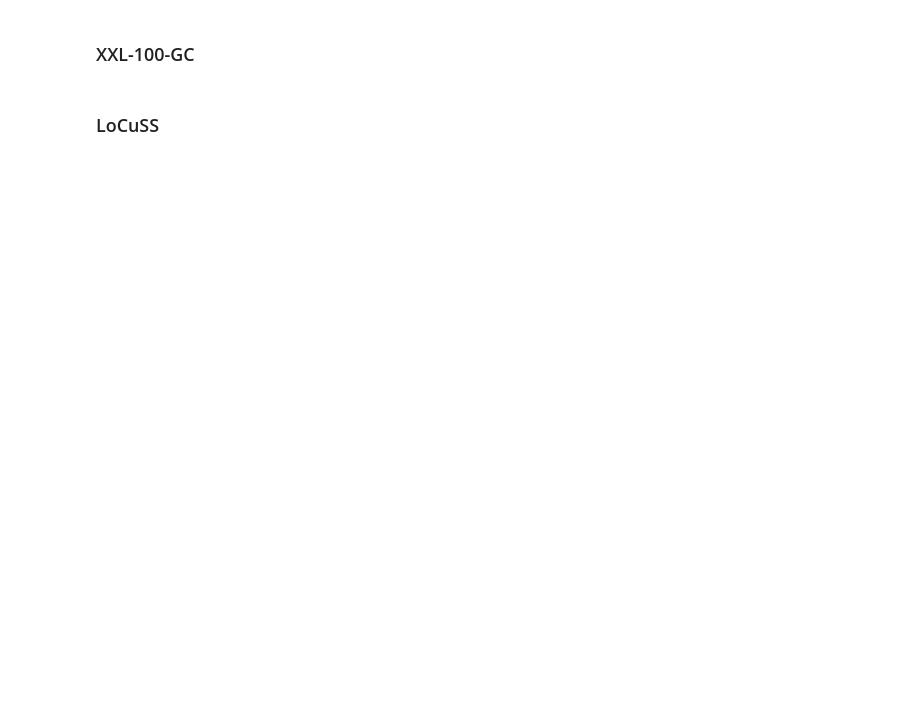
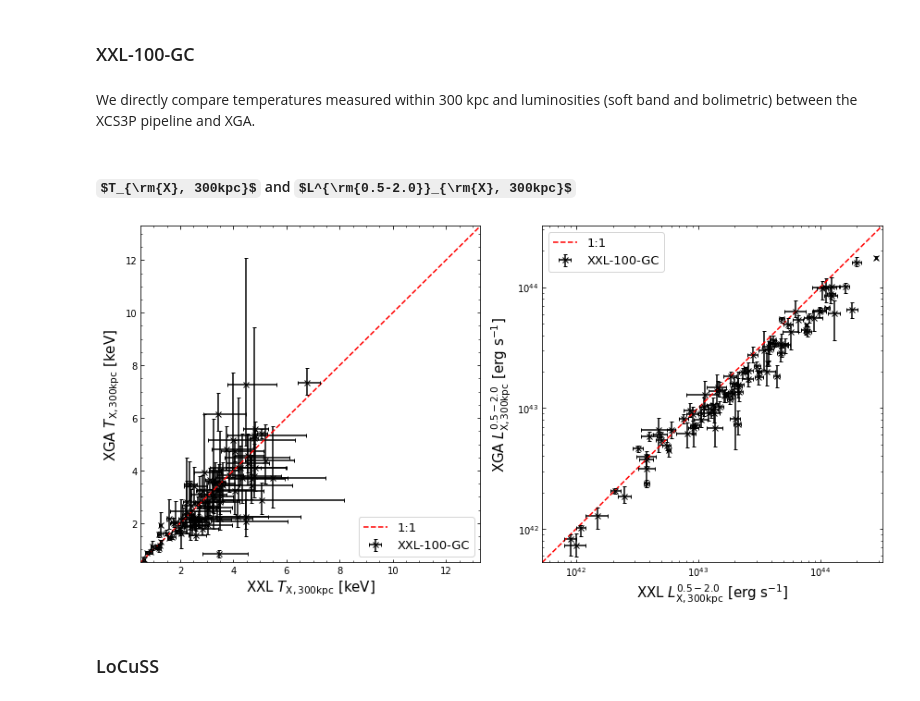
Before and after one commit to DavidT3/XCS-Mass-Paper-I-Analysis, a Jupyter notebook: temp_lum_comparisons.ipynb, the cells around one changed output. Saved outputs shown, nothing was run; the diff lists cells and outputs as text; code cells hidden in the pictures; some formulas as TeX source; blank space fills up the shorter version.

```diff
--- a/temp_lum_comparisons.ipynb
+++ b/temp_lum_comparisons.ipynb
@@ -188,6 +230,26 @@ xcs3p_lxbol = Quantity(xcs3p[['Lx', 'Lx-', 'Lx+']].values, '1e+44 erg/s')
 # %%
 xxl_tx_all = xxl_srcs.Tx(Quantity(300, 'kpc'), quality_checks=False)
 xxl_tx = xxl_srcs.Tx(Quantity(300, 'kpc'), quality_checks=True)
+
+xxl_lx_all = xxl_srcs.Lx(Quantity(300, 'kpc'), quality_checks=False, lo_en=Quantity(0.5, 'keV'),
+                             hi_en=Quantity(2.0, 'keV'))
+xxl_lx = xxl_srcs.Lx(Quantity(300, 'kpc'), quality_checks=True, lo_en=Quantity(0.5, 'keV'),
+                         hi_en=Quantity(2.0, 'keV'))
+# %%
+xxlgc100_tx = []
+xxlgc100_lx52 = []
+for n in xxl_srcs.names:
+    # TODO REMOVE THE IF STATEMENT IT WON'T BE NECESSARY NEXT RUN
+    if n != "XLSSC-504":
+        rel_row = xxlgc100[xxlgc100['name'] == n].iloc[0]
+        xxlgc100_tx.append(Quantity(rel_row[['T300kpc', 'T300kpc-', 'T300kpc+']], 'keV'))
+        xxlgc100_lx52.append(Quantity(rel_row[['L52_300kpc', 'L52_300kpc_err']]*1e+43, 'erg/s'))
+    else:
+        xxlgc100_tx.append(Quantity([np.nan, np.nan, np.nan], 'keV'))
+        xxlgc100_lx52.append(Quantity([np.nan, np.nan], 'erg/s'))
+
+xxlgc100_tx = Quantity(xxlgc100_tx)
+xxlgc100_lx52 = Quantity(xxlgc100_lx52)
 # %% [markdown]
 ### LoCuSS
 # %%
@@ -253,4 +409,59 @@ plt.show()
 # %% [markdown]
 ### XXL-100-GC
+# %% [markdown]
+We directly compare temperatures measured within 300 kpc and luminosities (soft band and bolimetric) between the XCS3P pipeline and XGA.
+# %% [markdown]
+#### $T_{\rm{X}, 300kpc}$ and $L^{\rm{0.5-2.0}}_{\rm{X}, 300kpc}$
+# %%
+fig, ax_arr = plt.subplots(ncols=2, figsize=(12, 6))
+
+# Iterating through the array of axes objects, setting up the ticks
+for ax in ax_arr:
+    # Turning on minor ticks and setting it up so they all point inwards - also turn on ticks on the
+    #  top and right axis lines
+    ax.minorticks_on()
+    ax.tick_params(which='both', top=True, right=True, direction='in')
+
+# Setting the leftmost axis to be current
+plt.sca(ax_arr[0])
+# Using the function we defined earlier to find appropriate axis limits
+t_lims = find_lims(xxlgc100_tx, xxl_tx, buffer=0.1).value
+
+# Also using the limits to set up a one to one line
+# Then plotting the temperature comparison points
+plt.plot(t_lims, t_lims, linestyle='dashed', color='red', label="1:1")
+plt.errorbar(xxlgc100_tx[:, 0].value, xxl_tx[:, 0].value, xerr=[xxlgc100_tx[:, 1].value, xxlgc100_tx[:, 2].value],
+             yerr=[xxl_tx[:, 1].value, xxl_tx[:, 2].value], fmt="kx", capsize=2, label="XXL-100-GC")
+# Setting axis limits
+plt.xlim(t_lims)
+plt.ylim(t_lims)
+
+# Labels and legend
+plt.xlabel(r"XXL $T_{\rm{X, 300kpc}}$ [keV]", fontsize=15)
+plt.ylabel(r"XGA $T_{\rm{X, 300kpc}}$ [keV]", fontsize=15)
+plt.legend(loc='best', fontsize=13)
+
+plt.sca(ax_arr[1])
+l_lims = find_lims(xxlgc100_lx52, xxl_lx, buffer=0.1).value
+
+plt.plot(l_lims, l_lims, linestyle='dashed', color='red', label="1:1")
+plt.errorbar(xxlgc100_lx52[:, 0].value, xxl_lx[:, 0].value, xerr=xxlgc100_lx52[:, 1].value,
+             yerr=[xxl_lx[:, 1].value, xxl_lx[:, 2].value], fmt="kx", capsize=2, label="XXL-100-GC")
+plt.xlim(l_lims)
+plt.ylim(l_lims)
+
+plt.xscale('log')
+plt.yscale('log')
+
+plt.xlabel(r"XXL $L^{\rm{0.5-2.0}}_{\rm{X, 300kpc}}$ [erg s$^{-1}$]", fontsize=15)
+plt.ylabel(r"XGA $L^{\rm{0.5-2.0}}_{\rm{X, 300kpc}}$ [erg s$^{-1}$]", fontsize=15)
+plt.legend(loc='best', fontsize=13)
+
+plt.tight_layout()
+
+plt.savefig("non_paper_figures/xxl_prop_comp.pdf")
+plt.show()
+# %% [output]
+[figure, added]
 # %% [markdown]
 ### LoCuSS
```
Also changed, not shown: parts of 22 cells of this notebook, 5 other files.
